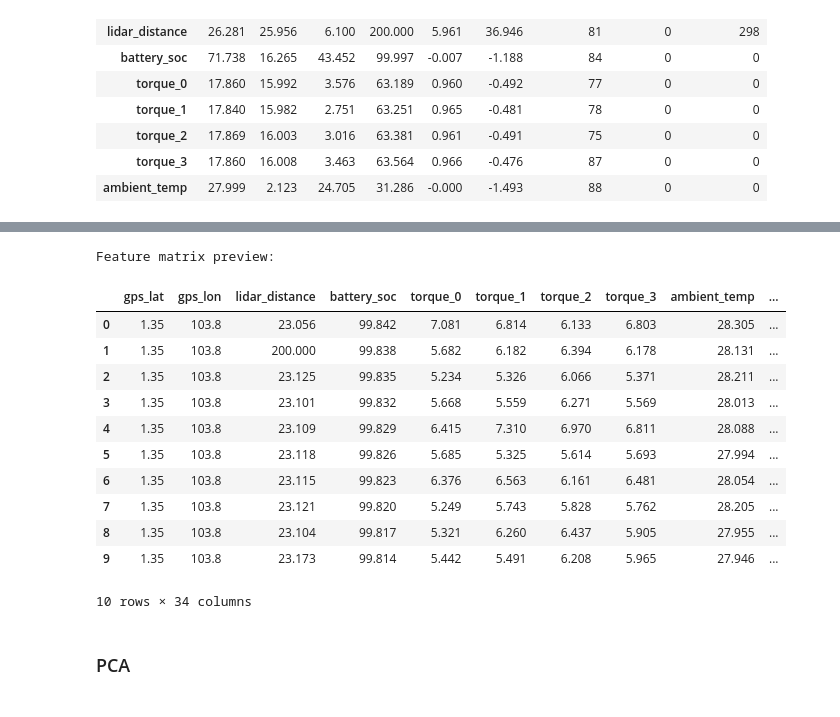
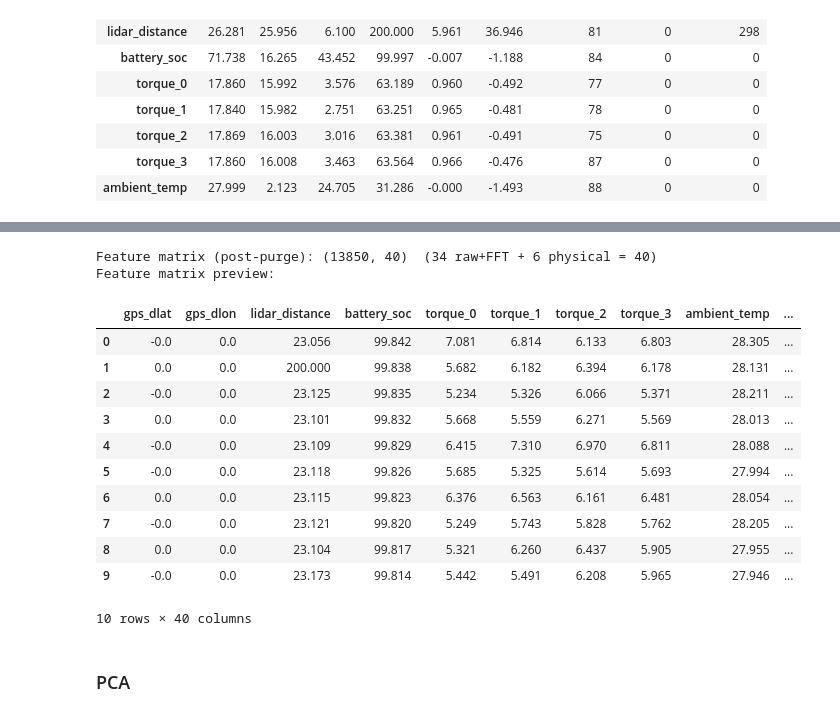
Before and after one commit to LHY3015/hongyu-ingen-ml-analyst, a Jupyter notebook: notebooks/W02_Preprocessing_Pipeline.ipynb, the cells around one changed output, grey strips where cells are left out. Drawn from its saved outputs; the diff is of its cells as text; code cells hidden in the pictures.

```diff
--- a/notebooks/W02_Preprocessing_Pipeline.ipynb
+++ b/notebooks/W02_Preprocessing_Pipeline.ipynb
@@ -209,58 +423,39 @@ Data quality report (after cleaning):
 # %%
-from scipy.fft import rfft, rfftfreq
+feature_matrix_full, feature_names, row_idx_array, label_array_full = build_feature_matrix(df_clean)
 
+# ── filter by the block split's purge flag (drops each block's first WINDOW_MAX rows) ──
+split_lookup = block_split_df.set_index('row_idx')
+purged_mask = split_lookup.loc[row_idx_array, 'purged'].values
+split_labels = split_lookup.loc[row_idx_array, 'split'].values
+block_id_array = split_lookup.loc[row_idx_array, 'block_id'].values
+fold_id_array = split_lookup.loc[row_idx_array, 'fold_id'].values
 
-WINDOW = 50  # 5s at 10Hz
-FFT_CHANNELS = ['torque_0', 'torque_1', 'torque_2', 'torque_3', 'lidar_distance']
+feature_matrix = feature_matrix_full[~purged_mask]
+label_array = label_array_full[~purged_mask]
+split_array = split_labels[~purged_mask]
+block_id_array = block_id_array[~purged_mask]
+fold_id_array = fold_id_array[~purged_mask]
 
-def fft_features(seg, fs = FS):
-
-    freqs = rfftfreq(len(seg), d=1/fs)
-    mag = np.abs(rfft(seg))
-    mag[0] = 0
-
-    dom_freq    = freqs[np.argmax(mag)]
-    centroid    = np.dot(freqs, mag) / (np.sum(mag) )
-    bandwidth   = np.sqrt(np.dot((freqs - centroid)**2, mag) / (np.sum(mag) ))
-    total_power = np.dot(mag, mag)
-    peak_to_mean = np.max(mag) / (np.mean(mag))
-
-    return [dom_freq, centroid, bandwidth, total_power, peak_to_mean]
-
-
-fft_names = [f'{channel}_{feature}'
-             for channel in FFT_CHANNELS
-             for feature in ['dom_freq', 'centroid', 'bandwidth', 'total_power', 'peak_to_mean']]
-feature_names = sensor_cols + fft_names
-
-rows,label = [],[]
-for i in range(WINDOW, len(df_clean)):
-
-    raw = df_clean[sensor_cols].iloc[i].values.tolist()
-    fft = [v for channel in FFT_CHANNELS
-            for v in fft_features(df_clean[channel].iloc[i-WINDOW:i].values)]
-    rows.append(raw + fft)
-    label.append(df_clean['anomaly_label'].iloc[i])
-
-feature_matrix= np.array(rows)
-label_array = np.array(label)
+print(f'Feature matrix (post-purge): {feature_matrix.shape}  (34 raw+FFT + 6 physical = 40)')
+assert np.isnan(feature_matrix).sum() == 0
 
 print('Feature matrix preview:')
 pd.DataFrame(feature_matrix[:10], columns=feature_names).round(3)
 # %% [output]
+Feature matrix (post-purge): (13850, 40)  (34 raw+FFT + 6 physical = 40)
 Feature matrix preview:
-|  | gps_lat | gps_lon | lidar_distance | battery_soc | torque_0 | torque_1 | torque_2 | torque_3 | ambient_temp | ... |
-| 0 | 1.35 | 103.8 | 23.056 | 99.842 | 7.081 | 6.814 | 6.133 | 6.803 | 28.305 | ... |
-| 1 | 1.35 | 103.8 | 200.000 | 99.838 | 5.682 | 6.182 | 6.394 | 6.178 | 28.131 | ... |
-| 2 | 1.35 | 103.8 | 23.125 | 99.835 | 5.234 | 5.326 | 6.066 | 5.371 | 28.211 | ... |
-| 3 | 1.35 | 103.8 | 23.101 | 99.832 | 5.668 | 5.559 | 6.271 | 5.569 | 28.013 | ... |
-| 4 | 1.35 | 103.8 | 23.109 | 99.829 | 6.415 | 7.310 | 6.970 | 6.811 | 28.088 | ... |
-| 5 | 1.35 | 103.8 | 23.118 | 99.826 | 5.685 | 5.325 | 5.614 | 5.693 | 27.994 | ... |
-| 6 | 1.35 | 103.8 | 23.115 | 99.823 | 6.376 | 6.563 | 6.161 | 6.481 | 28.054 | ... |
-| 7 | 1.35 | 103.8 | 23.121 | 99.820 | 5.249 | 5.743 | 5.828 | 5.762 | 28.205 | ... |
-| 8 | 1.35 | 103.8 | 23.104 | 99.817 | 5.321 | 6.260 | 6.437 | 5.905 | 27.955 | ... |
-| 9 | 1.35 | 103.8 | 23.173 | 99.814 | 5.442 | 5.491 | 6.208 | 5.965 | 27.946 | ... |
+|  | gps_dlat | gps_dlon | lidar_distance | battery_soc | torque_0 | torque_1 | torque_2 | torque_3 | ambient_temp | ... |
+| 0 | -0.0 | 0.0 | 23.056 | 99.842 | 7.081 | 6.814 | 6.133 | 6.803 | 28.305 | ... |
+| 1 | 0.0 | 0.0 | 200.000 | 99.838 | 5.682 | 6.182 | 6.394 | 6.178 | 28.131 | ... |
+| 2 | -0.0 | 0.0 | 23.125 | 99.835 | 5.234 | 5.326 | 6.066 | 5.371 | 28.211 | ... |
+| 3 | 0.0 | 0.0 | 23.101 | 99.832 | 5.668 | 5.559 | 6.271 | 5.569 | 28.013 | ... |
+| 4 | -0.0 | 0.0 | 23.109 | 99.829 | 6.415 | 7.310 | 6.970 | 6.811 | 28.088 | ... |
+| 5 | -0.0 | 0.0 | 23.118 | 99.826 | 5.685 | 5.325 | 5.614 | 5.693 | 27.994 | ... |
+| 6 | 0.0 | 0.0 | 23.115 | 99.823 | 6.376 | 6.563 | 6.161 | 6.481 | 28.054 | ... |
+| 7 | -0.0 | 0.0 | 23.121 | 99.820 | 5.249 | 5.743 | 5.828 | 5.762 | 28.205 | ... |
+| 8 | 0.0 | 0.0 | 23.104 | 99.817 | 5.321 | 6.260 | 6.437 | 5.905 | 27.955 | ... |
+| 9 | -0.0 | 0.0 | 23.173 | 99.814 | 5.442 | 5.491 | 6.208 | 5.965 | 27.946 | ... |
-10 rows × 34 columns
+10 rows × 40 columns
 # %% [markdown]
 ### PCA
 # %%
```
Also changed, not shown: parts of 10 cells of this notebook, 17 other files.
